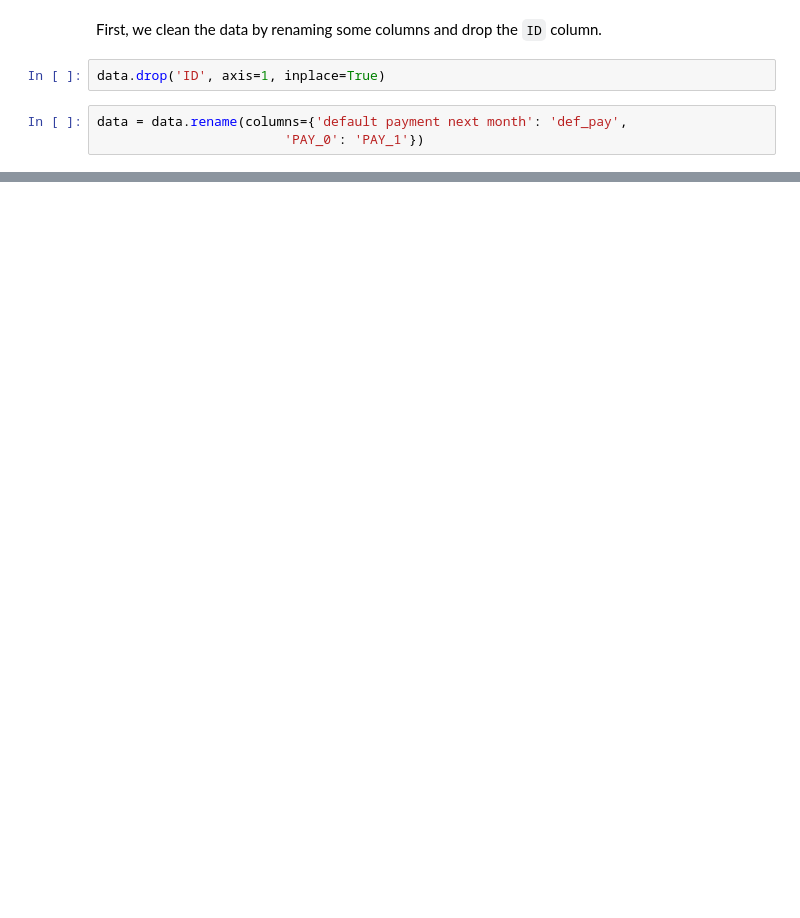
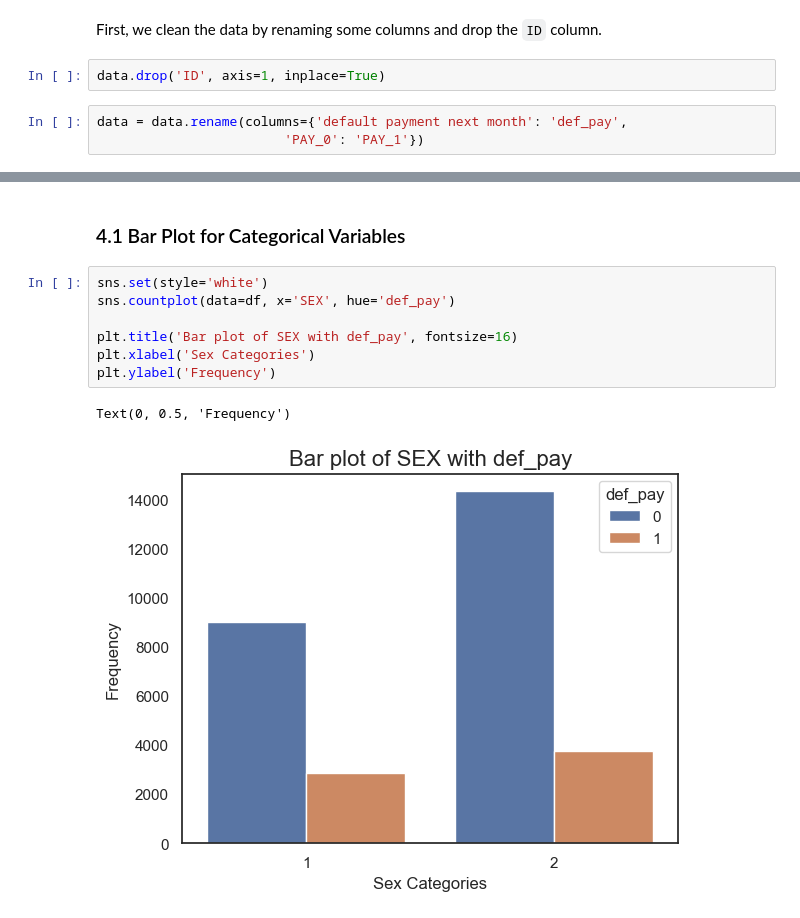
Before and after one commit to lihuicham/default-credit-card-clients-prediction, a Jupyter notebook: ProjectCode-Python.ipynb, the cells around one changed output, grey strips where cells are left out. Saved outputs shown, nothing was run; the diff lists cells and outputs as text; blank space fills up the shorter version.

```diff
--- a/ProjectCode-Python.ipynb
+++ b/ProjectCode-Python.ipynb
@@ -304,0 +365,12 @@ df.head()
+# %% [markdown]
+### 4.1 Bar Plot for Categorical Variables
+# %%
+sns.set(style='white')
+sns.countplot(data=df, x='SEX', hue='def_pay')
+
+plt.title('Bar plot of SEX with def_pay', fontsize=16)
+plt.xlabel('Sex Categories')
+plt.ylabel('Frequency')
+# %% [output]
+Text(0, 0.5, 'Frequency')
+[figure, added]
```
Also changed, not shown: parts of 48 cells of this notebook, 1 other file.
